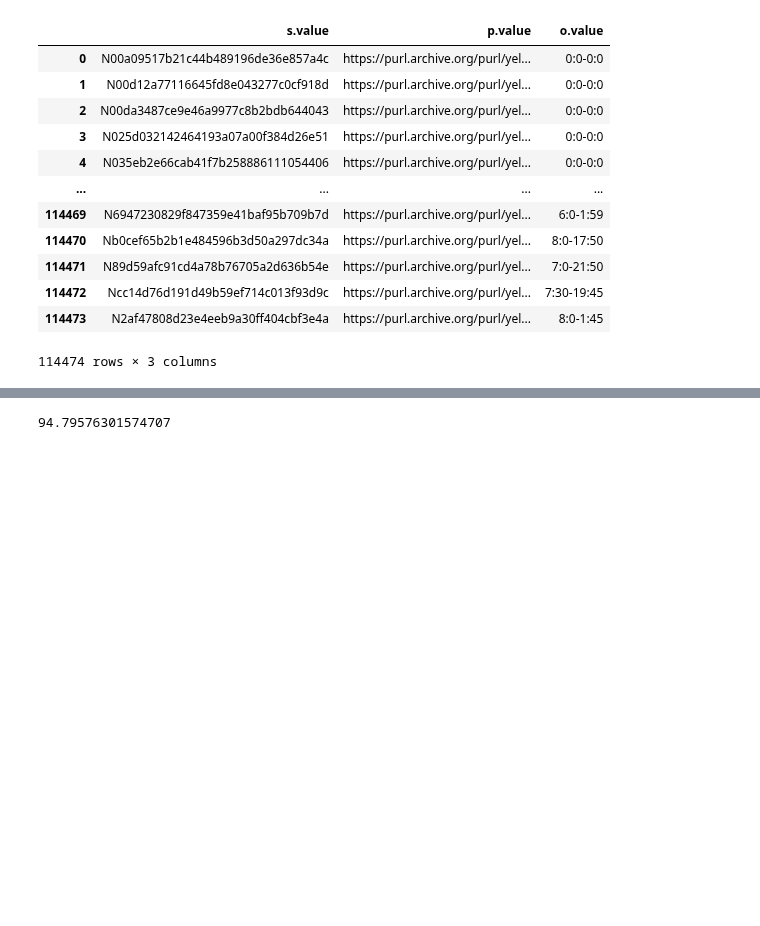
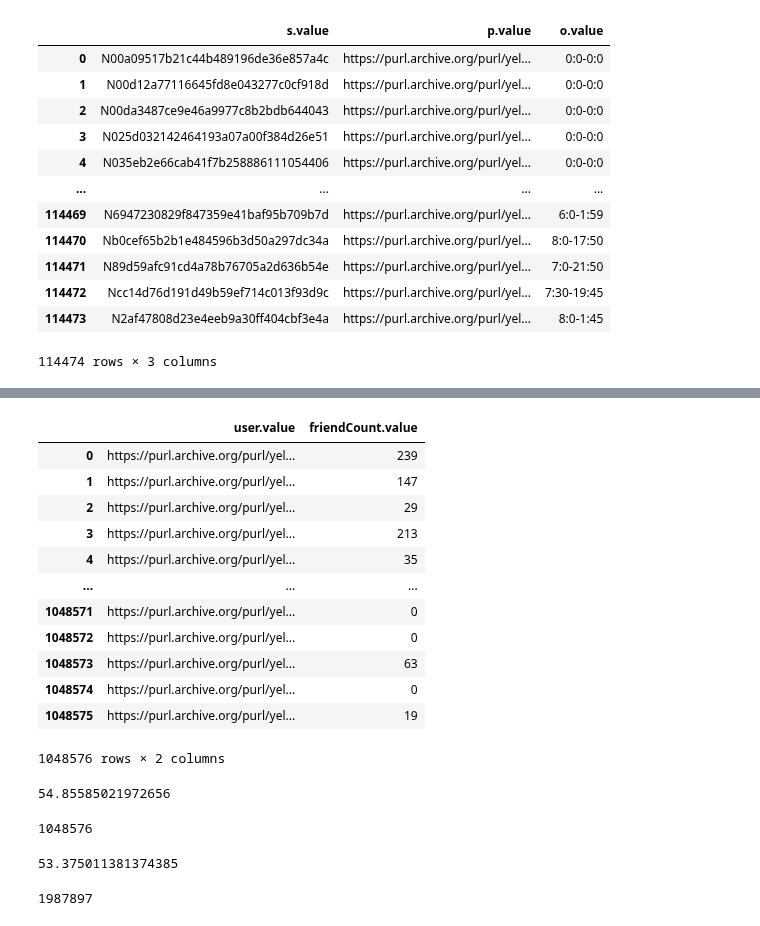
Before and after one commit to christiannielsen98/DVML-P7, a Jupyter notebook: Development/christian_playground.ipynb, the cells around one changed output, grey strips where cells are left out. Cells and saved outputs as stored; diff of their text form; code cells hidden in the pictures; blank space fills up the shorter version.

```diff
--- a/Development/christian_playground.ipynb
+++ b/Development/christian_playground.ipynb
@@ -299,13 +286,50 @@ sparql_query="""
     SELECT ?user (COUNT(?friend) AS ?friendCount)
     WHERE {
       ?user rdfs:Class schema:Person .
+      OPTIONAL{
       ?user schema:knows ?friend .
+      }
     }
     GROUP BY ?user
 """
 
 x = run_query(sparql_query, as_dataframe=True)
+# %%
+x
+# %% [output]
+|  | user.value | friendCount.value |
+| 0 | https://purl.archive.org/purl/yel... | 239 |
+| 1 | https://purl.archive.org/purl/yel... | 147 |
+| 2 | https://purl.archive.org/purl/yel... | 29 |
+| 3 | https://purl.archive.org/purl/yel... | 213 |
+| 4 | https://purl.archive.org/purl/yel... | 35 |
+| ... | ... | ... |
+| 1048571 | https://purl.archive.org/purl/yel... | 0 |
+| 1048572 | https://purl.archive.org/purl/yel... | 0 |
+| 1048573 | https://purl.archive.org/purl/yel... | 63 |
+| 1048574 | https://purl.archive.org/purl/yel... | 0 |
+| 1048575 | https://purl.archive.org/purl/yel... | 19 |
+1048576 rows × 2 columns
 # %%
-x['friendCount.value'].apply(eval).mean()
+x['friendCount.value'].apply(eval).sum()/(len(x))
 # %% [output]
-94.79576301574707
+54.85585021972656
+# %%
+len(x)
+# %% [output]
+1048576
+# %%
+import json
+import numpy as np
+with open(file="/home/ubuntu/OneDrive/DVML-P7/Data/yelp_academic_dataset_user.json", mode="r") as file:
+    number_of_friends = []
+    for line in file:
+        data = json.loads(line)
+        number_of_friends.append(len(data['friends'].split(', ')))
+np.mean(number_of_friends)
+# %% [output]
+53.375011381374385
+# %%
+len(number_of_friends)
+# %% [output]
+1987897
```
Also changed, not shown: parts of 7 cells of this notebook, 11 other files.
